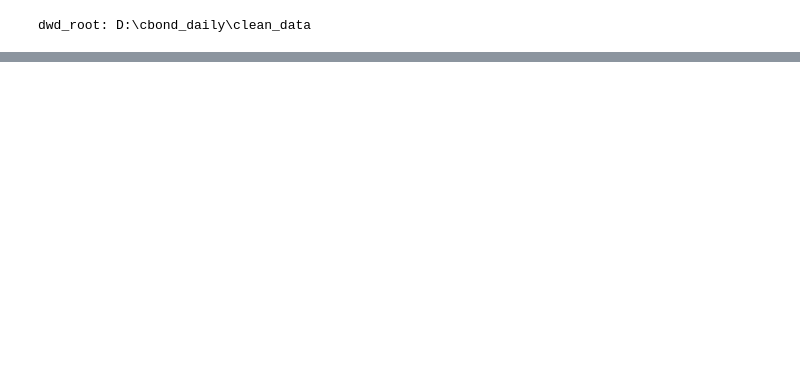
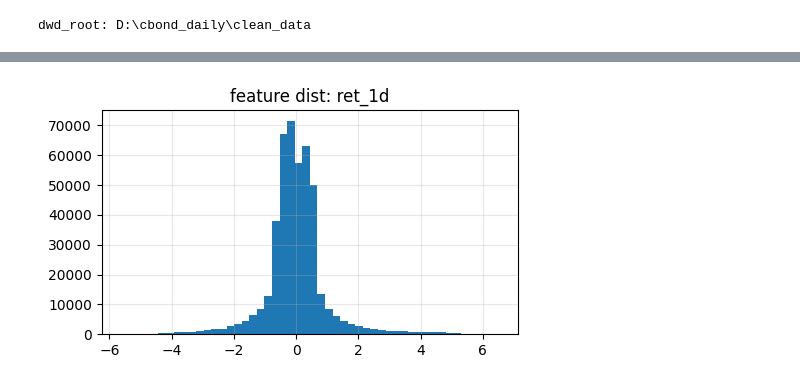
Before and after one commit to gwc0207/CBOND_DAY, a Jupyter notebook: notebooks/lgbm_model_draft.ipynb, the cells around one changed output, grey strips where cells are left out. Cells and saved outputs as stored; diff of their text form; code cells hidden in the pictures; blank space fills up the shorter version.

```diff
--- a/notebooks/lgbm_model_draft.ipynb
+++ b/notebooks/lgbm_model_draft.ipynb
@@ -131,20 +182,11 @@ rows: 447704
 # %%
-# Build features (base fields only)
+# base features
 base_cols = [
     'close_price', 'prev_close_price', 'amount',
     'base_bond_prem_ratio', 'base_stk_close_price',
     'base_year_to_mat', 'base_ytm',
     'base_in_trigger_process', 'base_conv_value', 'base_pure_redemption_value'
 ]
-
-# required columns
-req = ['trade_date', 'code'] + base_cols + [buy_twap_col, sell_twap_col]
-missing = [c for c in req if c not in raw.columns]
-if missing:
-    raise KeyError(f'missing columns: {missing}')
-
-work = raw[req].copy()
-work['trade_date'] = pd.to_datetime(work['trade_date']).dt.date
 
 # derived features
 work['ret_1d'] = work['close_price'] / work['prev_close_price'] - 1.0
@@ -153,37 +195,83 @@ work['ovr'] = work['opt_value'] / work['base_conv_value'].replace(0.0, np.nan)
 work['stk_ret_1d'] = work['base_stk_close_price'] / work.groupby('code')['base_stk_close_price'].shift(1) - 1.0
 
 # log features
-for col in ['amount', 'base_conv_value', 'base_pure_redemption_value', 'close_price']:
-    work[f'log_{col}'] = np.log1p(work[col].clip(lower=0))
+log_cols = []
+if USE_LOG_FEATURES:
+    for col in ['amount', 'base_conv_value', 'base_pure_redemption_value', 'close_price']:
+        log_col = f'log_{col}'
+        work[log_col] = np.log1p(work[col].clip(lower=0))
+        log_cols.append(log_col)
 
 # EMA features (by code)
-for col in EMA_COLS:
-    if col not in work.columns:
-        raise KeyError(f'EMA column missing: {col}')
-    for span in EMA_SPANS:
-        work[f'ema_{col}_{span}'] = work.groupby('code')[col].transform(
-            lambda s: s.ewm(span=span, adjust=False).mean()
-        )
+ema_cols = []
+if USE_EMA_FEATURES:
+    for col in EMA_COLS:
+        if col not in work.columns:
+            raise KeyError(f'EMA column missing: {col}')
+        for span in EMA_SPANS:
+            ema_col = f'ema_{col}_{span}'
+            work[ema_col] = work.groupby('code')[col].transform(
+                lambda s: s.ewm(span=span, adjust=False).mean()
+            )
+            ema_cols.append(ema_col)
 
 # interaction features
-for a, b in INTERACTION_PAIRS:
-    if a not in work.columns or b not in work.columns:
-        raise KeyError(f'interaction columns missing: {a}, {b}')
-    work[f'{a}_x_{b}'] = work[a] * work[b]
+interaction_cols = []
+if USE_INTERACTION_FEATURES:
+    for a, b in INTERACTION_PAIRS:
+        if a not in work.columns or b not in work.columns:
+            raise KeyError(f'interaction columns missing: {a}, {b}')
+        col = f'{a}_x_{b}'
+        work[col] = work[a] * work[b]
+        interaction_cols.append(col)
+
+# rank features
+rank_cols = []
+if USE_RANK_FEATURES:
+    for col in RANK_COLS:
+        if col not in work.columns:
+            raise KeyError(f'rank column missing: {col}')
+        rcol = f'rank_{col}'
+        work[rcol] = work.groupby('trade_date')[col].rank(pct=True)
+        rank_cols.append(rcol)
 
 feature_cols = (
     base_cols
     + ['ret_1d', 'opt_value', 'ovr', 'stk_ret_1d']
-    + [f'log_{c}' for c in ['amount', 'base_conv_value', 'base_pure_redemption_value', 'close_price']]
-    + [f'ema_{c}_{s}' for c in EMA_COLS for s in EMA_SPANS]
-    + [f'{a}_x_{b}' for a, b in INTERACTION_PAIRS]
+    + log_cols
+    + ema_cols
+    + interaction_cols
+    + rank_cols
 )
 
+
+# clip features by trade_date (winsorize)
+if USE_FEATURE_CLIP:
+    def _clip_feature(s: pd.Series) -> pd.Series:
+        low, high = s.quantile(FEATURE_CLIP_Q[0]), s.quantile(FEATURE_CLIP_Q[1])
+        return s.clip(lower=low, upper=high)
+
+    clip_cols = [c for c in feature_cols if not c.startswith('rank_')]
+    for col in clip_cols:
+        work[col] = work.groupby('trade_date')[col].transform(_clip_feature)
+
 # zscore by trade_date (no leakage)
-for col in feature_cols:
-    work[col] = work.groupby('trade_date')[col].transform(lambda s: (s - s.mean()) / s.std(ddof=0))
+if USE_ZSCORE:
+    for col in feature_cols:
+        work[col] = work.groupby('trade_date')[col].transform(lambda s: (s - s.mean()) / s.std(ddof=0))
 
 work.replace([np.inf, -np.inf], np.nan, inplace=True)
 
-work.head()
+print('feature count:', len(feature_cols))
+print('feature sample:', feature_cols[:10])
+
+# plot feature distributions after engineering (whitelist)
+for col in FE_PLOT_COLS:
+    if col in work.columns:
+        plt.figure(figsize=(5, 3))
+        work[col].hist(bins=50)
+        plt.title(f'feature dist: {col}')
+        plt.grid(True, alpha=0.3)
+        plt.tight_layout()
+        plt.show()
 # %% [output]
@@ -196,0 +280 @@ work.head()
+[figure, added]
```
Also changed, not shown: parts of 22 cells of this notebook, 9 other files.
